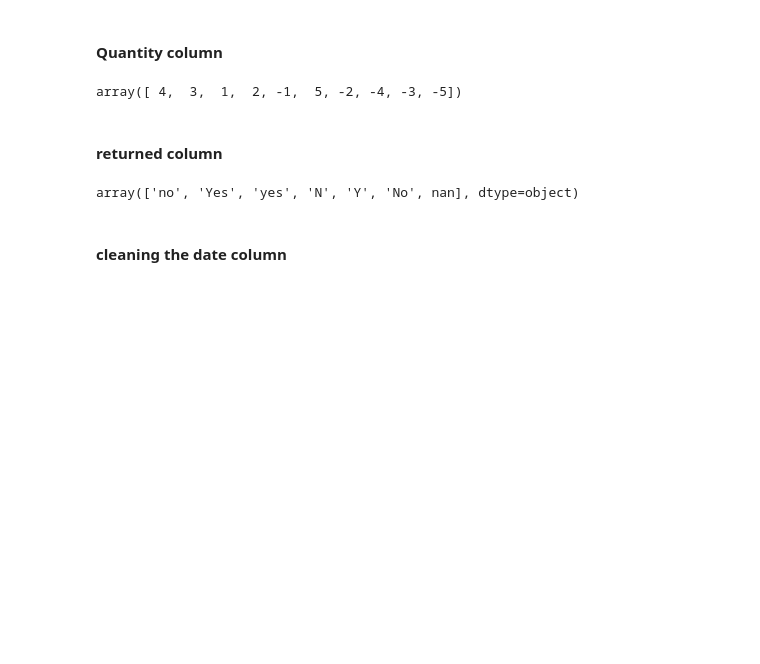
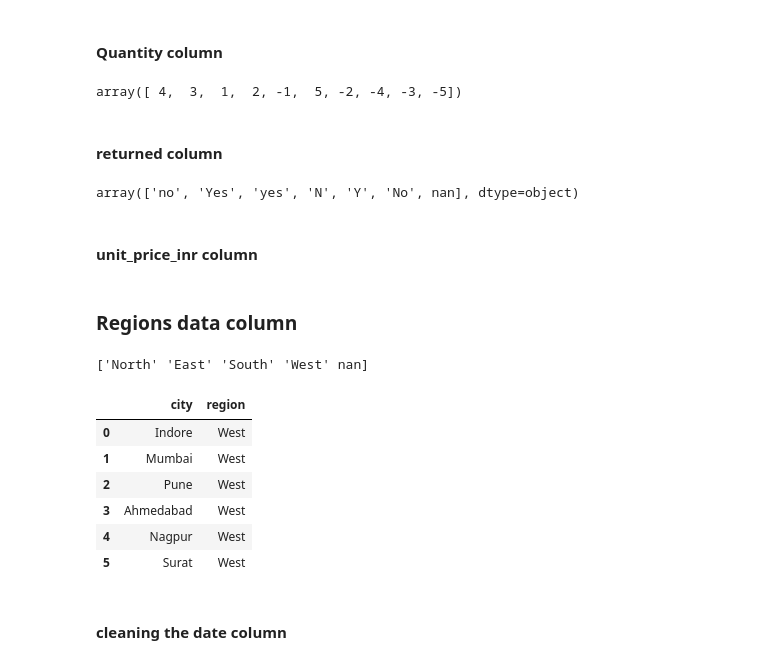
Before and after one commit to merickk-KE/Toy_Sales, a Jupyter notebook: data_cleaning_in_pandas.ipynb, the cells around one changed output. Cells and saved outputs as stored; diff of their text form; code cells hidden in the pictures; blank space fills up the shorter version.

```diff
--- a/data_cleaning_in_pandas.ipynb
+++ b/data_cleaning_in_pandas.ipynb
@@ -213,3 +213,5 @@ returned_std = {
     'no' : 'No'
 }
 df['returned'] = df['returned'].replace(returned_std)
+# %% [markdown]
+#### unit_price_inr column
@@ -215,0 +221,31 @@ df['returned'] = df['returned'].replace(returned_std)
+# %% [markdown]
+### Regions data column
+# %%
+print(df['region'].unique())
+# %% [output]
+['North' 'East' 'South' 'West' nan]
+# %%
+import duckdb
+import pandas as pd
+
+df = pd.read_csv(r"C:\Users\lenovo\Downloads\indian toys\cleaned_indian_toy_market_sales_data.csv")
+
+query = """
+SELECT DISTINCT city, region
+FROM df
+WHERE region = 'West'
+GROUP BY city, region
+
+-- LIMIT 30
+"""
+
+result = duckdb.query(query).to_df()
+result
+# %% [output]
+|  | city | region |
+| 0 | Indore | West |
+| 1 | Mumbai | West |
+| 2 | Pune | West |
+| 3 | Ahmedabad | West |
+| 4 | Nagpur | West |
+| 5 | Surat | West |
```
Also changed, not shown: parts of 5 cells of this notebook.
